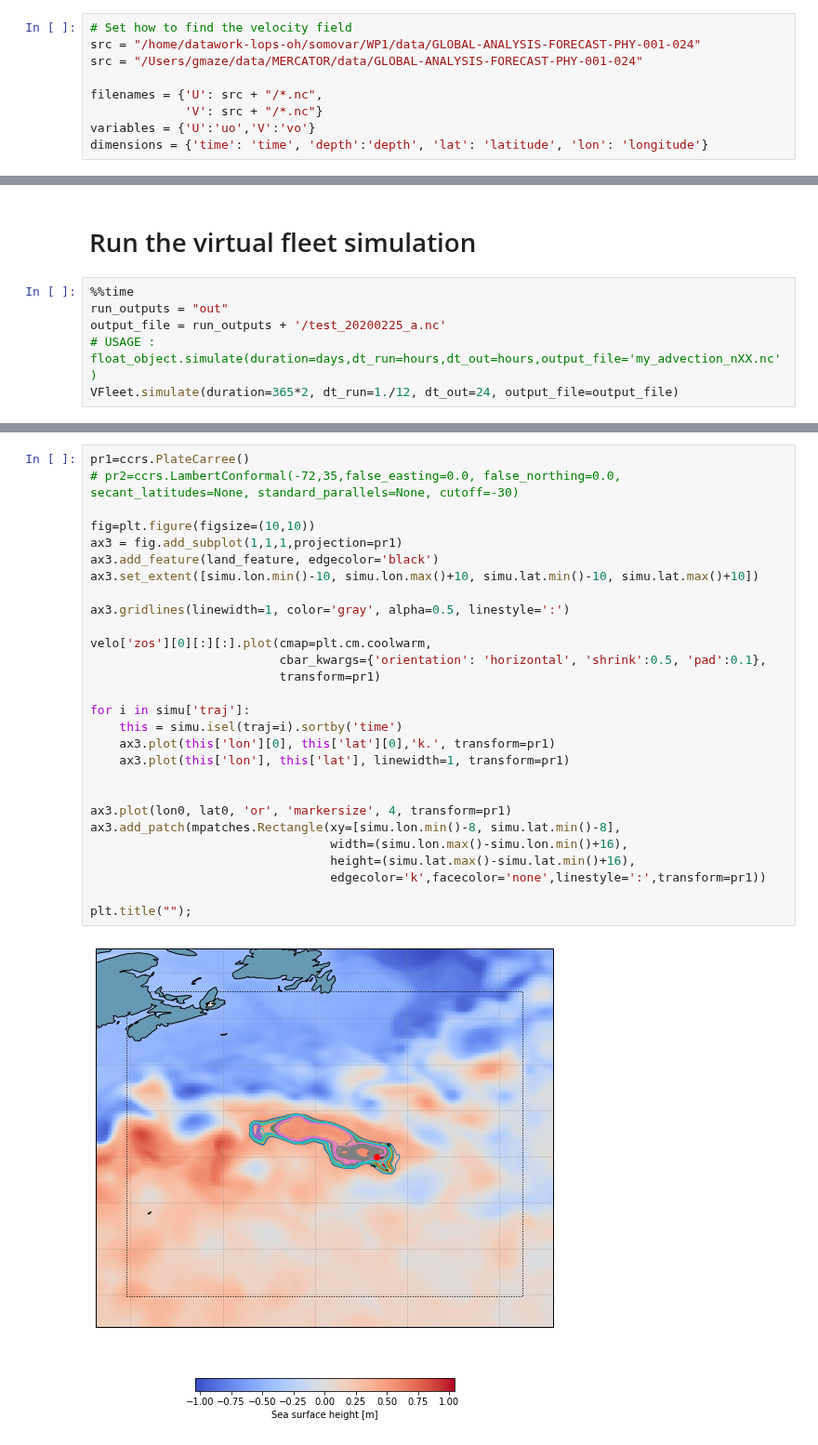
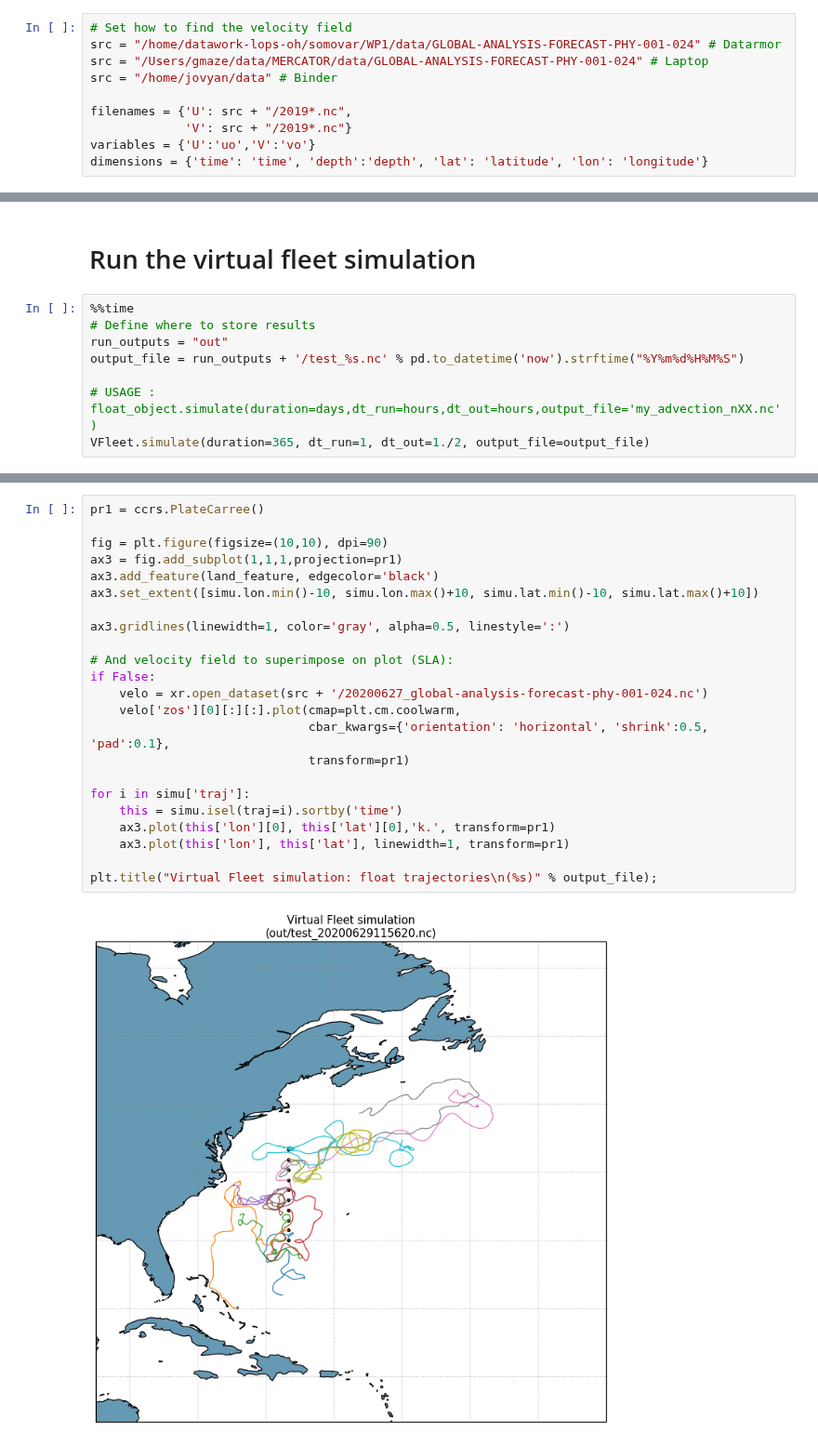
Before and after one commit to euroargodev/VirtualFleet, a Jupyter notebook: examples/try_it.ipynb, the cells around one changed output, grey strips where cells are left out. Shown at 93% size. Drawn from its saved outputs; the diff is of its cells as text.

```diff
--- a/examples/try_it.ipynb
+++ b/examples/try_it.ipynb
@@ -44,11 +37,12 @@ land_feature=cfeature.NaturalEarthFeature(category='physical',name='land',scale=
 # Set-up the velocity field
 # %%
 # Set how to find the velocity field
-src = "/home/datawork-lops-oh/somovar/WP1/data/GLOBAL-ANALYSIS-FORECAST-PHY-001-024"
-src = "/Users/gmaze/data/MERCATOR/data/GLOBAL-ANALYSIS-FORECAST-PHY-001-024"
+src = "/home/datawork-lops-oh/somovar/WP1/data/GLOBAL-ANALYSIS-FORECAST-PHY-001-024" # Datarmor
+src = "/Users/gmaze/data/MERCATOR/data/GLOBAL-ANALYSIS-FORECAST-PHY-001-024" # Laptop
+src = "/home/jovyan/data" # Binder
 
-filenames = {'U': src + "/*.nc",
-             'V': src + "/*.nc"}
+filenames = {'U': src + "/2019*.nc",
+             'V': src + "/2019*.nc"}
 variables = {'U':'uo','V':'vo'}
 dimensions = {'time': 'time', 'depth':'depth', 'lat': 'latitude', 'lon': 'longitude'}
 # %%
@@ -91,8 +114,10 @@ VFleet.plotfloat()
 # Run the virtual fleet simulation
 # %%
 %%time
+# Define where to store results
 run_outputs = "out"
-output_file = run_outputs + '/test_20200225_a.nc'
+output_file = run_outputs + '/test_%s.nc' % pd.to_datetime('now').strftime("%Y%m%d%H%M%S")
+
 # USAGE : float_object.simulate(duration=days,dt_run=hours,dt_out=hours,output_file='my_advection_nXX.nc')
-VFleet.simulate(duration=365*2, dt_run=1./12, dt_out=24, output_file=output_file)
+VFleet.simulate(duration=365, dt_run=1, dt_out=1./2, output_file=output_file)
 # %% [output]
@@ -133,30 +159,25 @@ Attributes:
 # %%
-pr1=ccrs.PlateCarree()
-# pr2=ccrs.LambertConformal(-72,35,false_easting=0.0, false_northing=0.0, secant_latitudes=None, standard_parallels=None, cutoff=-30)
+pr1 = ccrs.PlateCarree()
 
-fig=plt.figure(figsize=(10,10))
+fig = plt.figure(figsize=(10,10), dpi=90)
 ax3 = fig.add_subplot(1,1,1,projection=pr1)
 ax3.add_feature(land_feature, edgecolor='black')
 ax3.set_extent([simu.lon.min()-10, simu.lon.max()+10, simu.lat.min()-10, simu.lat.max()+10])
 
 ax3.gridlines(linewidth=1, color='gray', alpha=0.5, linestyle=':')
 
-velo['zos'][0][:][:].plot(cmap=plt.cm.coolwarm,
-                          cbar_kwargs={'orientation': 'horizontal', 'shrink':0.5, 'pad':0.1},
-                          transform=pr1)
+# And velocity field to superimpose on plot (SLA):
+if False:
+    velo = xr.open_dataset(src + '/20200627_global-analysis-forecast-phy-001-024.nc')
+    velo['zos'][0][:][:].plot(cmap=plt.cm.coolwarm,
+                              cbar_kwargs={'orientation': 'horizontal', 'shrink':0.5, 'pad':0.1},
+                              transform=pr1)
 
 for i in simu['traj']:
     this = simu.isel(traj=i).sortby('time')
     ax3.plot(this['lon'][0], this['lat'][0],'k.', transform=pr1)
     ax3.plot(this['lon'], this['lat'], linewidth=1, transform=pr1)
 
-
-ax3.plot(lon0, lat0, 'or', 'markersize', 4, transform=pr1)
-ax3.add_patch(mpatches.Rectangle(xy=[simu.lon.min()-8, simu.lat.min()-8],
-                                 width=(simu.lon.max()-simu.lon.min()+16),
-                                 height=(simu.lat.max()-simu.lat.min()+16),
-                                 edgecolor='k',facecolor='none',linestyle=':',transform=pr1))
-
-plt.title("");
+plt.title("Virtual Fleet simulation: float trajectories\n(%s)" % output_file);
 # %% [output]
-[figure, old version]
+[figure, new version]
```
Also changed, not shown: parts of 23 cells of this notebook, 7 other files.
